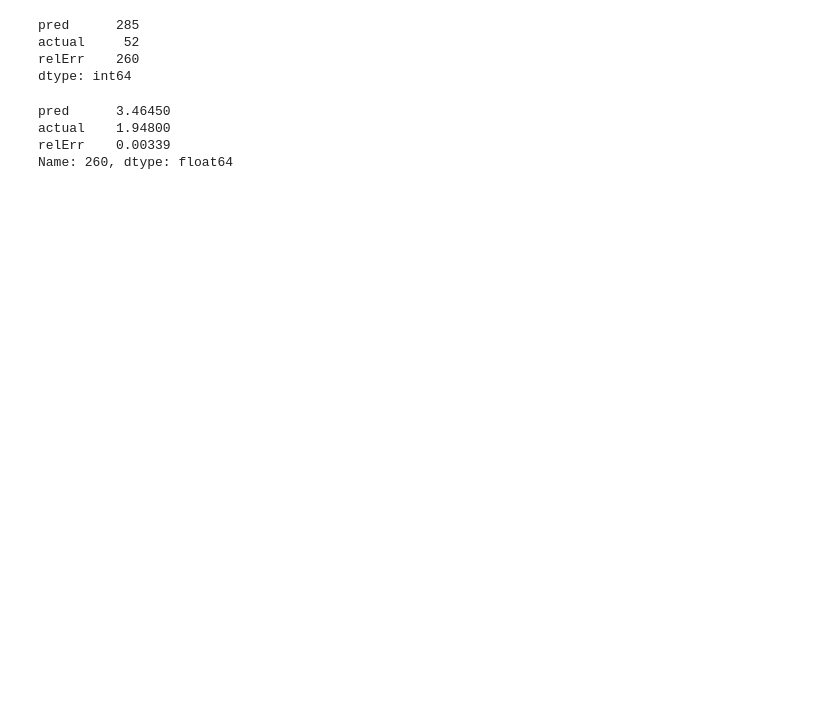
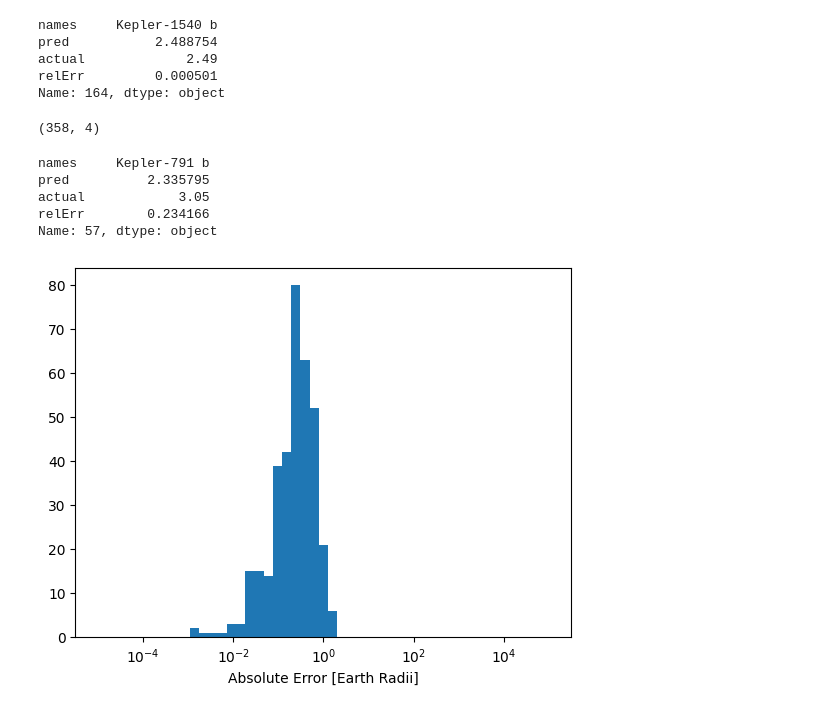
Before and after one commit to rhit-silkaijr/MA415, a Jupyter notebook: Demo.ipynb, the cells around one changed output. Saved outputs shown, nothing was run; the diff lists cells and outputs as text; code cells hidden in the pictures; blank space fills up the shorter version.

```diff
--- a/Demo.ipynb
+++ b/Demo.ipynb
@@ -17,22 +18,14 @@ df = pd.read_csv('./CleanPreprocessedExoplanet2.csv')
 # %%
-# Split and prepare data
+#Split data & define features/targets
 (df_train,df_test) = train_test_split(df,train_size=0.8,
                                       test_size=0.2,
                                       random_state=0)
-X_train = df_train.drop(['log radius','Unnamed: 0'],axis=1)
-y_train = df_train['log radius']
-X_test = df_test.drop(['log radius','Unnamed: 0'],axis=1)
-y_test = df_test['log radius']
-stnd = StandardScaler().set_output(transform='pandas')
-
-X_number = X_train.select_dtypes(include='number')
-X_categorical = X_train.select_dtypes(exclude='number')
-X_number = stnd.fit_transform(X_number)
-X_train = pd.concat([X_number, X_categorical], axis=1)
-
-X_number = X_test.select_dtypes(include='number')
-X_categorical = X_test.select_dtypes(exclude='number')
-X_number = stnd.transform(X_number)
-X_test = pd.concat([X_number, X_categorical], axis=1)
+X_train = df_train.drop(['log radius', 'planet_name'],axis=1)
+X_test  = df_test.drop(['log radius', 'planet_name'],axis=1)
+y_train   = df_train['log radius']
+y_test    = df_test['log radius']
+names_train = df_train['planet_name']
+names_test = df_test['planet_name']
 # %%
-gbt = GradientBoostingRegressor(max_depth=2, learning_rate=.15, n_estimators=175)
+rf = RandomForestRegressor(max_depth = 17,n_estimators=501,max_features = 1/3,oob_score=True)
+rf.fit(X_train,y_train)
@@ -43,7 +35,8 @@ GradientBoostingRegressor(learning_rate=0.15, max_depth=2, n_estimators=175)
 # %%
-y_pred = gbt.predict(X_test)
+y_pred = rf.predict(X_test)
 # %%
 df = pd.DataFrame()
+df['names'] = names_test.values
 df['pred'] = 10**y_pred
-df['actual'] = 10**y_test
-df['relErr'] = np.abs(10**(y_pred) - 10**y_test) / 10**y_test
+df['actual'] = 10**y_test.values
+df['relErr'] = np.abs(10**(y_pred) - 10**y_test.values) / 10**y_test.values
@@ -64,14 +51,28 @@ Name: 177, dtype: float64
-# %%
-df.idxmin()
-# %% [output]
-pred      285
-actual     52
-relErr    260
-dtype: int64
 # %%
-df.loc[260]
+df.loc[df.idxmin()["relErr"]]
 # %% [output]
-pred      3.46450
-actual    1.94800
-relErr    0.00339
-Name: 260, dtype: float64
+names     Kepler-1540 b
+pred           2.488754
+actual             2.49
+relErr         0.000501
+Name: 164, dtype: object
+# %%
+df.shape
+# %% [output]
+(358, 4)
+# %%
+df.loc[57]
+# %% [output]
+names     Kepler-791 b
+pred          2.335795
+actual            3.05
+relErr        0.234166
+Name: 57, dtype: object
+# %%
+plt.figure()
+plt.hist(df['relErr'], bins=np.logspace(-5,5))
+plt.xscale("log")
+plt.xlabel("Absolute Error [Earth Radii]")
+plt.show()
+# %% [output]
+[figure, added]
```
Also changed, not shown: parts of 6 cells of this notebook.
